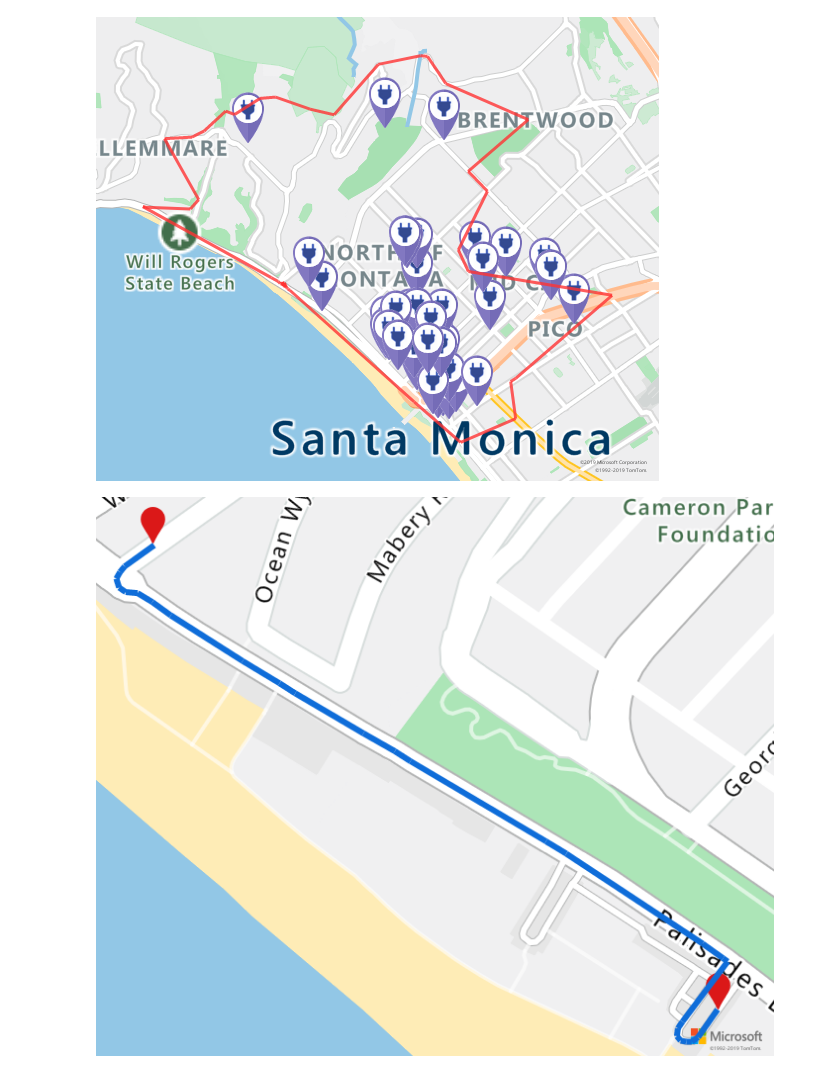
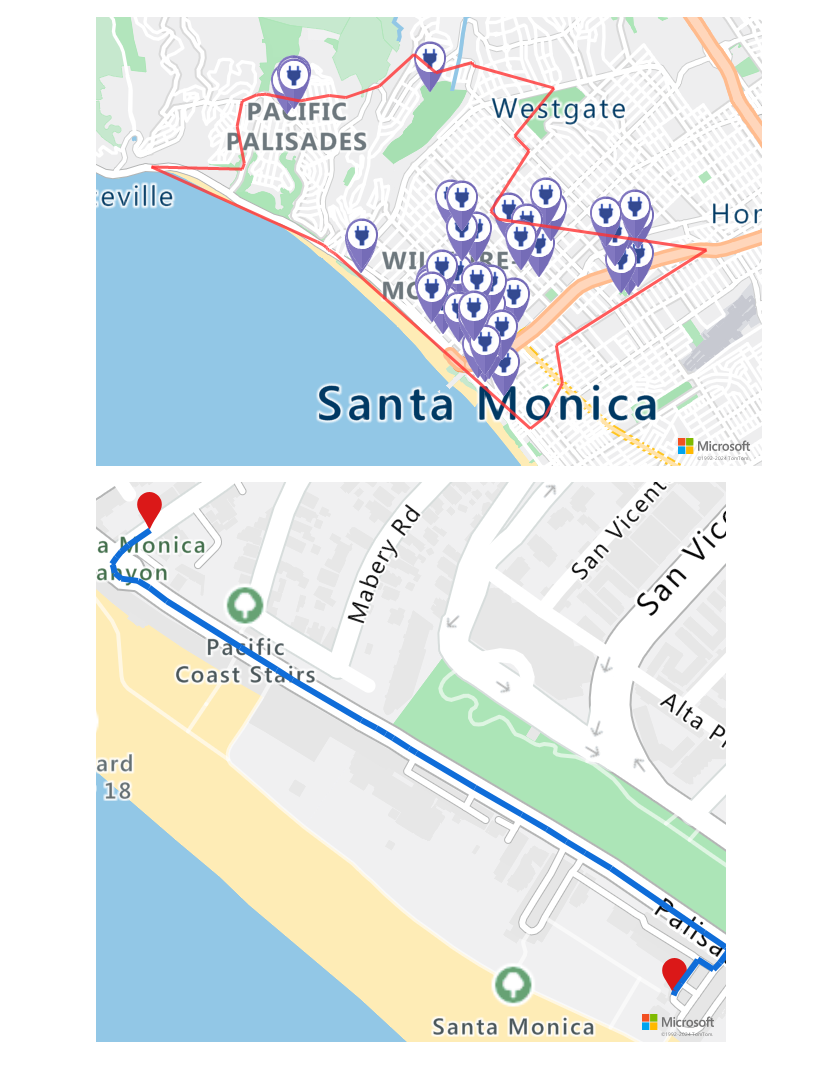
Before and after one commit to Azure-Samples/Azure-Maps-Jupyter-Notebook, a Jupyter notebook: AzureMapsJupyterSamples/Tutorials/EV Routing and Reachable Range/EVrouting.ipynb, the cells around one changed output. Drawn from its saved outputs; the diff is of its cells as text; code cells hidden in the pictures.

Commit message:
Updated code to match updates in the tutorial (https://learn.microsoft.com/azure/azure-maps/tutorial-ev-routing)

```diff
--- a/AzureMapsJupyterSamples/Tutorials/EV Routing and Reachable Range/EVrouting.ipynb
+++ b/AzureMapsJupyterSamples/Tutorials/EV Routing and Reachable Range/EVrouting.ipynb
@@ -4,7 +4,7 @@ import aiohttp
 import urllib.parse
 from IPython.display import Image, display
 # %%
-subscriptionKey = "Your primary subscription key here"
+subscriptionKey = "4sKNm0mf5RnAUsgS4C00zktkbY33pLfH5lP1gTJg2Yzl32sG6pXsJQQJ99AHACYeBjFAArohAAAgAZMPVa8t"
 currentLocation = [34.028115,-118.5184279]
 session = aiohttp.ClientSession()
 
@@ -17,8 +17,7 @@ timeBudgetInSec=550
 routeType="eco"
 constantSpeedConsumptionInkWhPerHundredkm="50,8.2:130,21.3"
 
-
-# Get bounds for the electric vehicle's reachable range.
+# Get boundaries for the electric vehicle's reachable range.
 routeRangeResponse = await (await session.get("https://atlas.microsoft.com/route/range/json?subscription-key={}&api-version=1.0&query={}&travelMode={}&vehicleEngineType={}&currentChargeInkWh={}&maxChargeInkWh={}&timeBudgetInSec={}&routeType={}&constantSpeedConsumptionInkWhPerHundredkm={}"
                                               .format(subscriptionKey,str(currentLocation[0])+","+str(currentLocation[1]),travelMode, vehicleEngineType, currentChargeInkWh, maxChargeInkWh, timeBudgetInSec, routeType, constantSpeedConsumptionInkWhPerHundredkm))).json()
 
@@ -109,38 +52,40 @@ poiUdid = getPoiUdid["udid"]
 # %%
-# Get bounds for bounding box.
+# Get boundaries for the bounding box.
 def getBounds(polyBounds):
     maxLon = max(map(lambda x: x[0], polyBounds))
     minLon = min(map(lambda x: x[0], polyBounds))
 
     maxLat = max(map(lambda x: x[1], polyBounds))
     minLat = min(map(lambda x: x[1], polyBounds))
 
-    # Buffer the bounding box by 10% to account for the pixel size of pins at the ends of the route.
+    # Buffer the bounding box by 10 percent to account for the pixel size of pins at the ends of the route.
     lonBuffer = (maxLon-minLon)*0.1
     minLon -= lonBuffer
     maxLon += lonBuffer
 
     latBuffer = (maxLat-minLat)*0.1
     minLat -= latBuffer
     maxLat += latBuffer
 
     return [minLon, maxLon, minLat, maxLat]
 
 minLon, maxLon, minLat, maxLat = getBounds(polyBounds)
+polyBoundsFormatted = ('|'.join(map(str, polyBounds))).replace('[','').replace(']','').replace(',','')
+reachableLocationsFormatted = ('|'.join(map(str, reachableLocations))).replace('[','').replace(']','').replace(',','')
 
-path = "lcff3333|lw3|la0.80|fa0.35||udid-{}".format(rangeUdid)
-pins = "custom|an15 53||udid-{}||https://raw.githubusercontent.com/Azure-Samples/AzureMapsCodeSamples/master/AzureMapsCodeSamples/Common/images/icons/ev_pin.png".format(poiUdid)
+path = "lcff3333|lw3|la0.80|fa0.35||{}".format(polyBoundsFormatted)
+pins = "custom|an15 53||{}||https://raw.githubusercontent.com/Azure-Samples/AzureMapsCodeSamples/e3a684e7423075129a0857c63011e7cfdda213b7/Static/images/icons/ev_pin.png".format(reachableLocationsFormatted)
 
 encodedPins = urllib.parse.quote(pins, safe='')
 
-# Render range and EV charging points on the map.
-staticMapResponse =  await session.get("https://atlas.microsoft.com/map/static/png?api-version=1.0&subscription-key={}&pins={}&path={}&bbox={}&zoom=12".format(subscriptionKey,encodedPins,path,str(minLon)+", "+str(minLat)+", "+str(maxLon)+", "+str(maxLat)))
+# Render the range and electric vehicle charging points on the map.
+staticMapResponse =  await session.get("https://atlas.microsoft.com/map/static/png?api-version=2022-08-01&subscription-key={}&pins={}&path={}&bbox={}&zoom=12".format(subscriptionKey,encodedPins,path,str(minLon)+", "+str(minLat)+", "+str(maxLon)+", "+str(maxLat)))
 
 poiRangeMap = await staticMapResponse.content.read()
 
 display(Image(poiRangeMap))
 # %% [output]
-[figure, old version]
+[figure, new version]
 # %%
 locationData = {
             "origins": {
@@ -182,33 +124,20 @@ routeData = {
          "coordinates": route
      }
 # %%
-# Upload route data to Azure data service.
-routeUploadRequest = await session.post("https://atlas.microsoft.com/mapData/upload?subscription-key={}&api-version=1.0&dataFormat=geojson".format(subscriptionKey), json = routeData)
-
-udidRequestURI = routeUploadRequest.headers["Location"]+"&subscription-key={}".format(subscriptionKey)
-
-while True:
-    udidRequest = await (await session.get(udidRequestURI)).json()
-    if 'udid' in udidRequest:
-        break
-    else:
-        time.sleep(0.2)
-
-udid = udidRequest["udid"]
-
 destination = route[-1]
 
-destination[1], destination[0] = destination[0], destination[1]
+#destination[1], destination[0] = destination[0], destination[1]
 
-path = "lc0f6dd9|lw6||udid-{}".format(udid)
-pins = "default|codb1818||{} {}|{} {}".format(str(currentLocation[1]),str(currentLocation[0]),destination[1],destination[0])
+routeFormatted = ('|'.join(map(str, route))).replace('[','').replace(']','').replace(',','')
+path = "lc0f6dd9|lw6||{}".format(routeFormatted)
+pins = "default|codb1818||{} {}|{} {}".format(str(currentLocation[1]),str(currentLocation[0]),destination[0],destination[1])
 
 
-# Get bounds for bounding box.
-minLat, maxLat = (float(destination[0]),currentLocation[0]) if float(destination[0])<currentLocation[0] else (currentLocation[0], float(destination[0]))
-minLon, maxLon = (float(destination[1]),currentLocation[1]) if float(destination[1])<currentLocation[1] else (currentLocation[1], float(destination[1]))
+# Get boundaries for the bounding box.
+minLon, maxLon = (float(destination[0]),currentLocation[1]) if float(destination[0])<currentLocation[1] else (currentLocation[1], float(destination[0]))
+minLat, maxLat = (float(destination[1]),currentLocation[0]) if float(destination[1])<currentLocation[0] else (currentLocation[0], float(destination[1]))
 
-#Buffer the bounding box by 10% to account for the pixel size of pins at the ends of the route.
+# Buffer the bounding box by 10 percent to account for the pixel size of pins at the ends of the route.
 lonBuffer = (maxLon-minLon)*0.1
 minLon -= lonBuffer
 maxLon += lonBuffer
@@ -217,12 +146,12 @@ latBuffer = (maxLat-minLat)*0.1
 minLat -= latBuffer
 maxLat += latBuffer
 
-# Render route on the map.
-staticMapResponse = await session.get("https://atlas.microsoft.com/map/static/png?api-version=1.0&subscription-key={}&&path={}&pins={}&bbox={}&zoom=16".format(subscriptionKey,path,pins,str(minLon)+", "+str(minLat)+", "+str(maxLon)+", "+str(maxLat)))
+# Render the route on the map.
+staticMapResponse = await session.get("https://atlas.microsoft.com/map/static/png?api-version=2022-08-01&subscription-key={}&&path={}&pins={}&bbox={}&zoom=16".format(subscriptionKey,path,pins,str(minLon)+", "+str(minLat)+", "+str(maxLon)+", "+str(maxLat)))
 
 staticMapImage = await staticMapResponse.content.read()
 
 await session.close()
 display(Image(staticMapImage))
 # %% [output]
-[figure, old version]
+[figure, new version]
```
Also changed, not shown: parts of 5 cells of this notebook.
